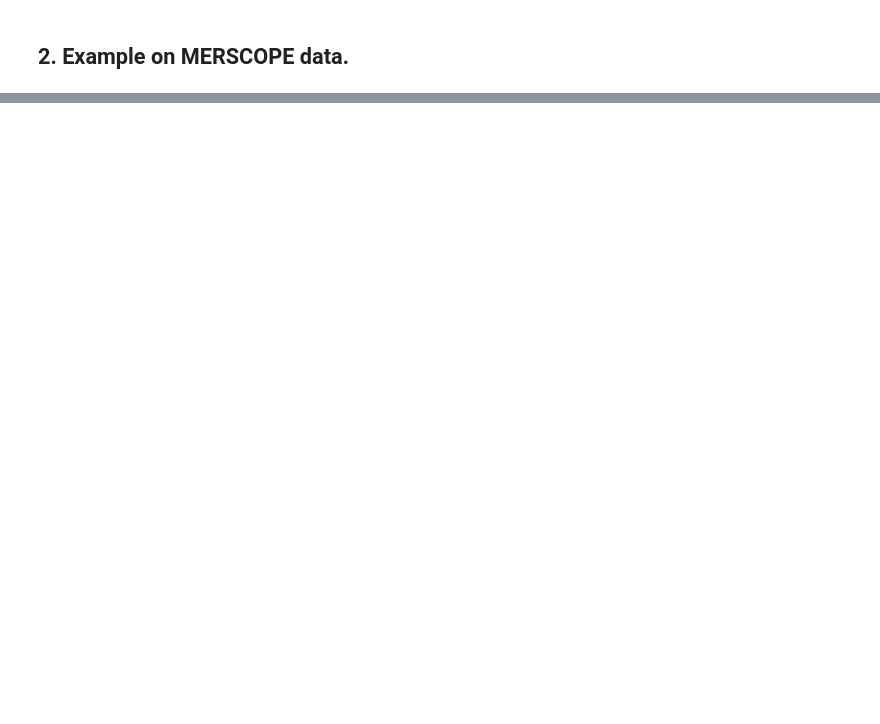
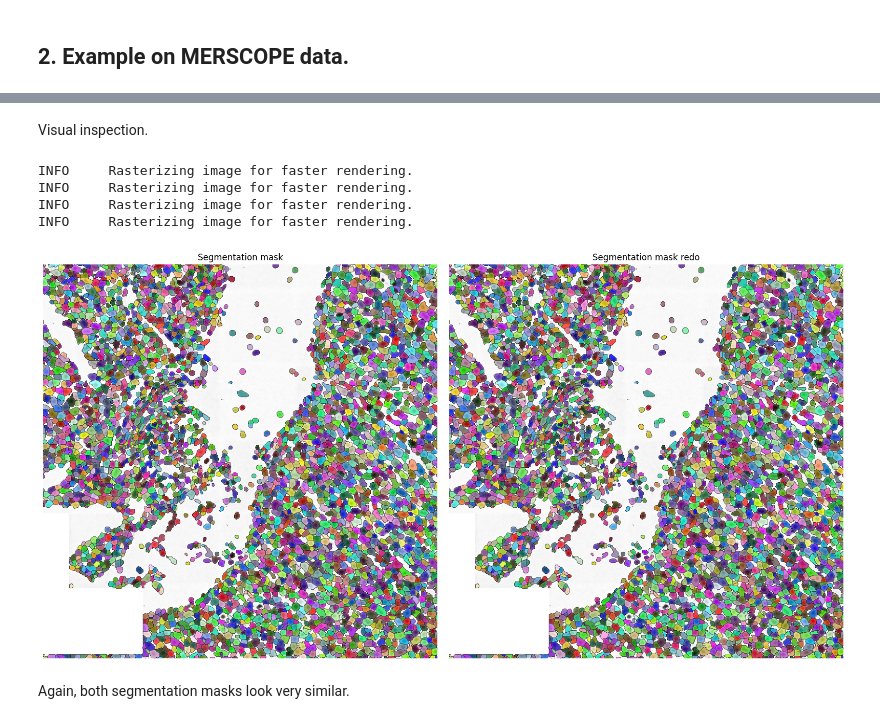
Before and after one commit to saeyslab/harpy, a Jupyter notebook: docs/tutorials/advanced/Rasterize_and_vectorize.ipynb, the cells around one changed output, grey strips where cells are left out. Cells and saved outputs as stored; diff of their text form; code cells hidden in the pictures; blank space fills up the shorter version.

```diff
--- a/docs/tutorials/advanced/Rasterize_and_vectorize.ipynb
+++ b/docs/tutorials/advanced/Rasterize_and_vectorize.ipynb
@@ -101,0 +163,49 @@ hp.pl.plot_shapes(
+# %% [markdown]
+Visual inspection.
+# %%
+import matplotlib.pyplot as plt
+
+img_layer = "clahe"
+labels_layer = "segmentation_mask_full"
+
+fig, axes = plt.subplots(1, 2, figsize=(16, 8))
+
+channel = 0
+
+render_images_kwargs = {"cmap": "binary"}
+render_labels_kwargs = {"fill_alpha": 0.6, "outline_alpha": 0.4}
+
+for _labels_layer, ax in zip( [ "segmentation_mask_full", "segmentation_mask_full_redo" ], axes, strict=True  ):
+
+    # subset, because query is slow on points layer
+    sdata_to_plot=sdata.subset( element_names=[img_layer, _labels_layer] )
+
+    color = channel
+    show_kwargs = {
+        "title": "Segmentation mask" if _labels_layer == "segmentation_mask_full" else "Segmentation mask redo",
+        "colorbar": False,
+    }
+    ax = hp.pl.plot_sdata(
+        sdata_to_plot,
+        img_layer=img_layer,
+        channel=channel,
+        labels_layer=_labels_layer,
+        crd = [ 20000, 30000, 20000, 30000 ],
+        render_images_kwargs=render_images_kwargs,
+        render_labels_kwargs=render_labels_kwargs,
+        show_kwargs=show_kwargs,
+        to_coordinate_system="global",
+        ax=ax,
+    )
+    ax.axis("off")
+
+plt.tight_layout()
+plt.show()
+# %% [output]
+INFO     Rasterizing image for faster rendering.
+INFO     Rasterizing image for faster rendering.
+INFO     Rasterizing image for faster rendering.
+INFO     Rasterizing image for faster rendering.
+[figure, added]
+# %% [markdown]
+Again, both segmentation masks look very similar.
```
Also changed, not shown: parts of 13 cells of this notebook, 2 other files.
